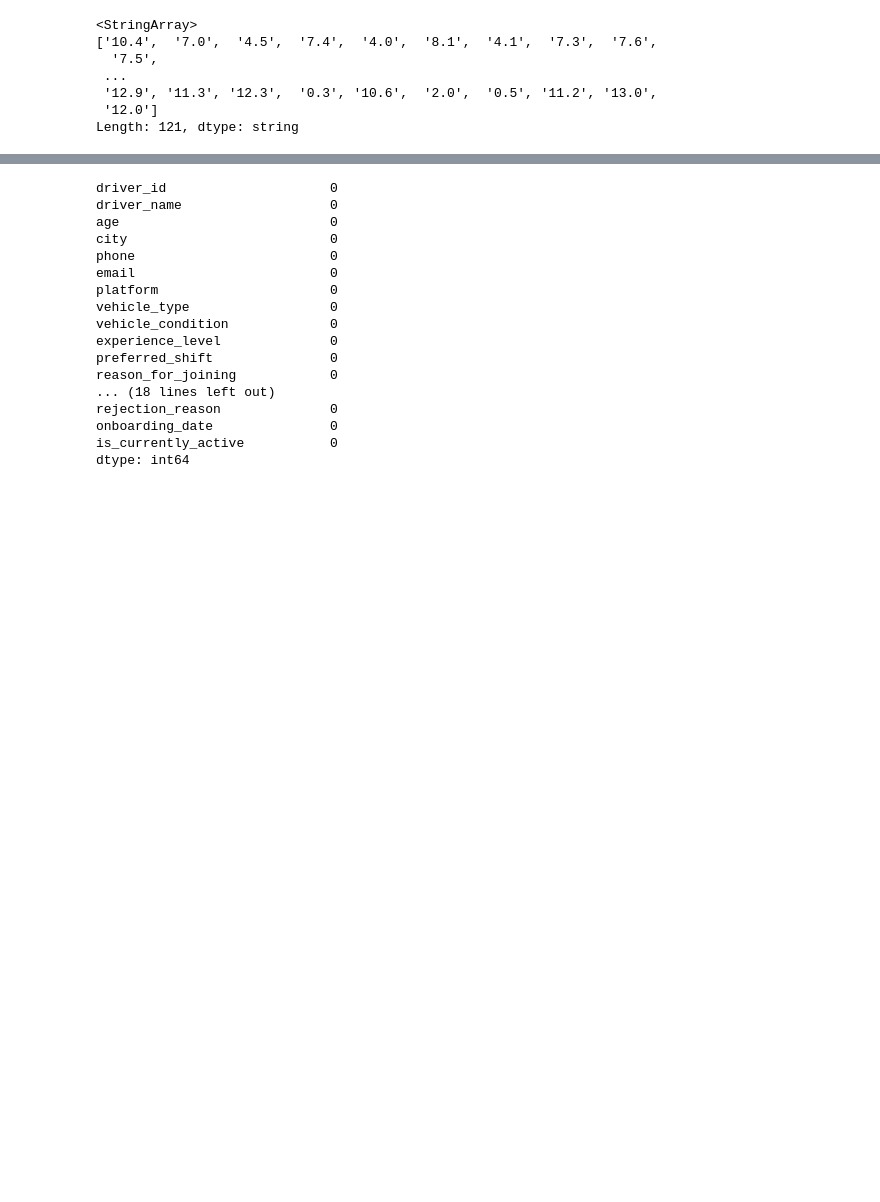
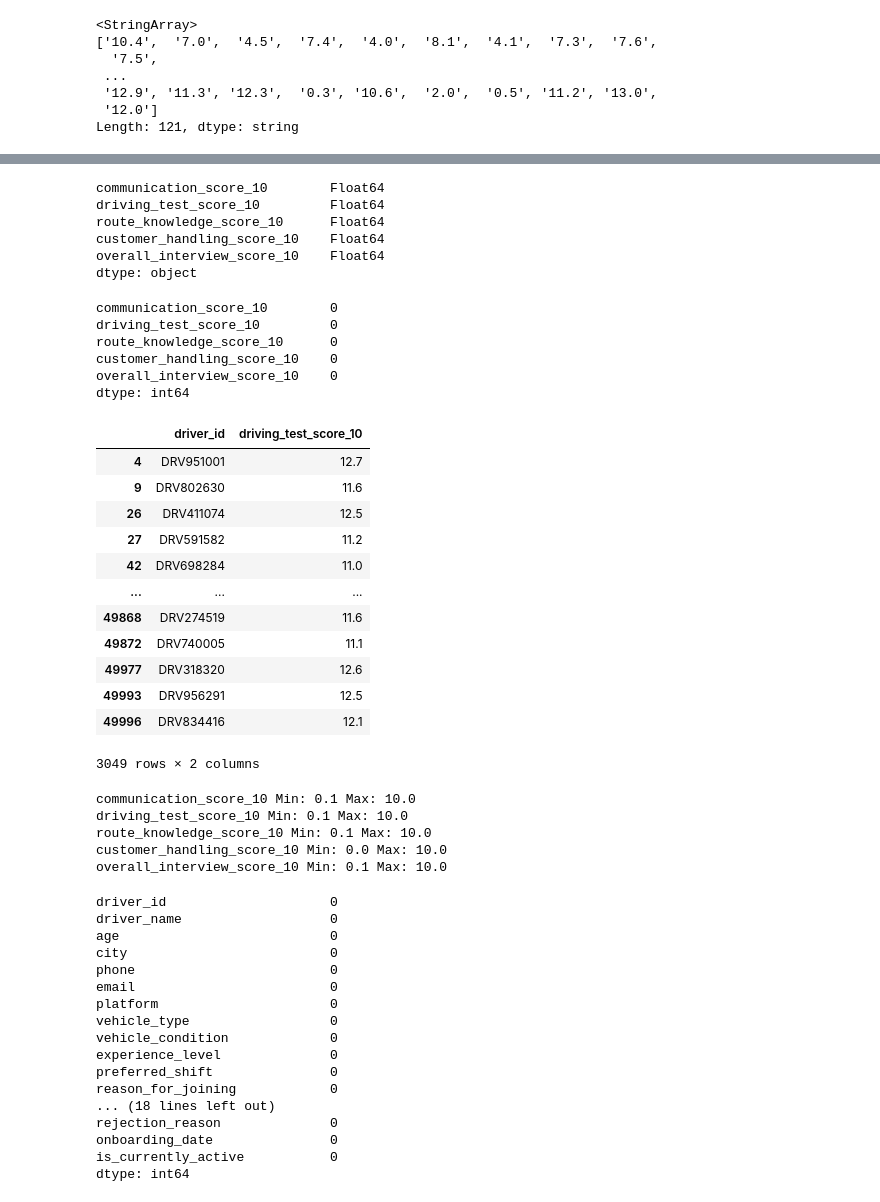
Before and after one commit to UgoChikezie2/Ugo_Chikezie_Project_Files, a Jupyter notebook: uber_rapido_driver_dirty.ipynb, the cells around one changed output, grey strips where cells are left out. Cells and saved outputs as stored; diff of their text form; code cells hidden in the pictures; blank space fills up the shorter version.

```diff
--- a/uber_rapido_driver_dirty.ipynb
+++ b/uber_rapido_driver_dirty.ipynb
@@ -1177,3 +1192,75 @@ Length: 121, dtype: string
+# %%
+score_columns = [
+    'communication_score_10',
+    'driving_test_score_10',
+    'route_knowledge_score_10',
+    'customer_handling_score_10',
+    'overall_interview_score_10'
+]
+
+df[score_columns] = df[score_columns].apply(
+    pd.to_numeric,
+    errors='coerce'
+)
+
+print(df[score_columns].dtypes)
+# %% [output]
+communication_score_10        Float64
+driving_test_score_10         Float64
+route_knowledge_score_10      Float64
+customer_handling_score_10    Float64
+overall_interview_score_10    Float64
+dtype: object
+# %%
+df[score_columns].isna().sum()
+# %% [output]
+communication_score_10        0
+driving_test_score_10         0
+route_knowledge_score_10      0
+customer_handling_score_10    0
+overall_interview_score_10    0
+dtype: int64
+# %%
+df[df['driving_test_score_10'] > 10.0][
+    ['driver_id', 'driving_test_score_10']
+]
+# %% [output]
+|  | driver_id | driving_test_score_10 |
+| 4 | DRV951001 | 12.7 |
+| 9 | DRV802630 | 11.6 |
+| 26 | DRV411074 | 12.5 |
+| 27 | DRV591582 | 11.2 |
+| 42 | DRV698284 | 11.0 |
+| ... | ... | ... |
+| 49868 | DRV274519 | 11.6 |
+| 49872 | DRV740005 | 11.1 |
+| 49977 | DRV318320 | 12.6 |
+| 49993 | DRV956291 | 12.5 |
+| 49996 | DRV834416 | 12.1 |
+3049 rows × 2 columns
+# %%
+score_columns = [
+    'communication_score_10',
+    'driving_test_score_10',
+    'route_knowledge_score_10',
+    'customer_handling_score_10',
+    'overall_interview_score_10'
+]
+
+df[score_columns] = df[score_columns].clip(upper=10)
+
+for column in score_columns:
+    print(
+        column,
+        "Min:", df[column].min(),
+        "Max:", df[column].max()
+    )
+# %% [output]
+communication_score_10 Min: 0.1 Max: 10.0
+driving_test_score_10 Min: 0.1 Max: 10.0
+route_knowledge_score_10 Min: 0.1 Max: 10.0
+customer_handling_score_10 Min: 0.0 Max: 10.0
+overall_interview_score_10 Min: 0.1 Max: 10.0
 # %%
 print(df.isna().sum())
 # %% [output]
```
Also changed, not shown: parts of 34 cells of this notebook.
